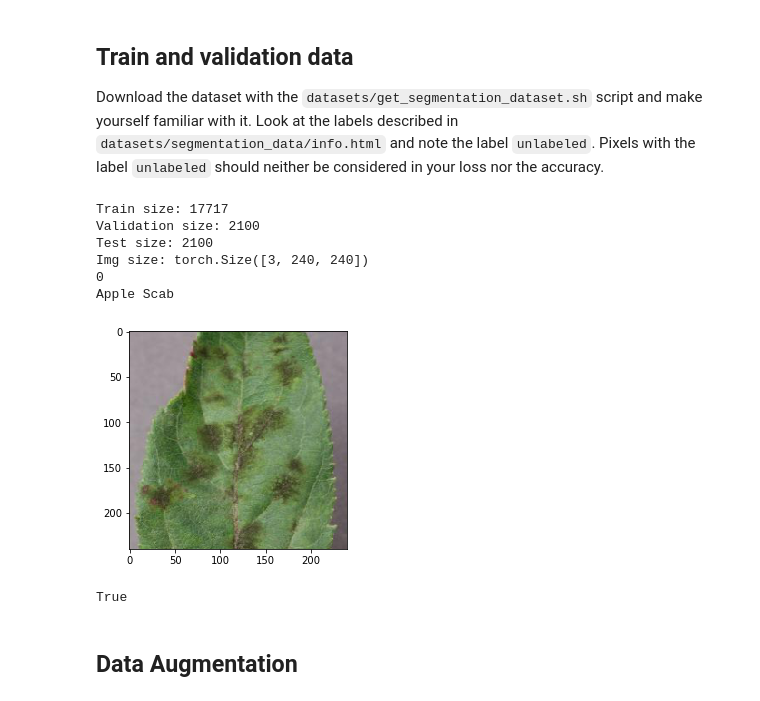
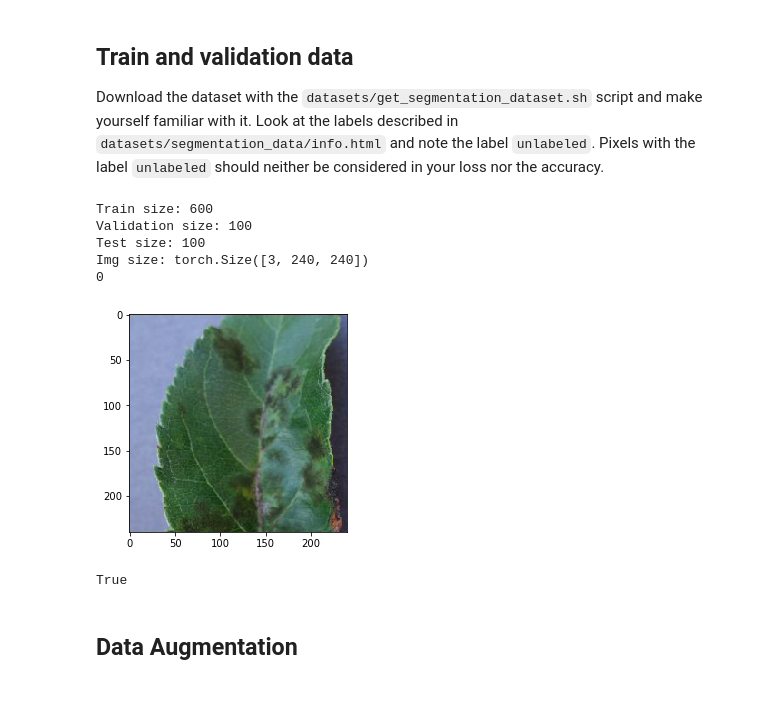
Before and after one commit to kishansharma3012/DL4CV-Project-, a Jupyter notebook: Disease_classification_AlexNet.ipynb, the cells around one changed output. Drawn from its saved outputs; the diff is of its cells as text; code cells hidden in the pictures.

Commit message:
test model training done

```diff
--- a/Disease_classification_AlexNet.ipynb
+++ b/Disease_classification_AlexNet.ipynb
@@ -43,29 +43,26 @@ test_data = ClassificationData(root=dataset_folder,
 # %%
 print("Train size: %i" % len(train_data))
 print("Validation size: %i" % len(val_data))
 print("Test size: %i" % len(test_data))
 
-img, target_labels = train_data[1]
-target, name = target_labels
+img, target = train_data[1]
 
 print("Img size: " + str(img.size()))
 print(target)
-print(name)
 
 plt.figure(figsize=(4,4))
 plt.imshow(img.numpy().transpose(1,2,0))
 plt.show()
 
 use_gpu = torch.cuda.is_available()
 print use_gpu
 # %% [output]
-Train size: 17717
-Validation size: 2100
-Test size: 2100
+Train size: 600
+Validation size: 100
+Test size: 100
 Img size: torch.Size([3, 240, 240])
 0
-Apple Scab
-[figure, old version]
+[figure, new version]
 True
 # %% [markdown]
 ## Data Augmentation
```
Also changed, not shown: parts of 2 cells of this notebook.
